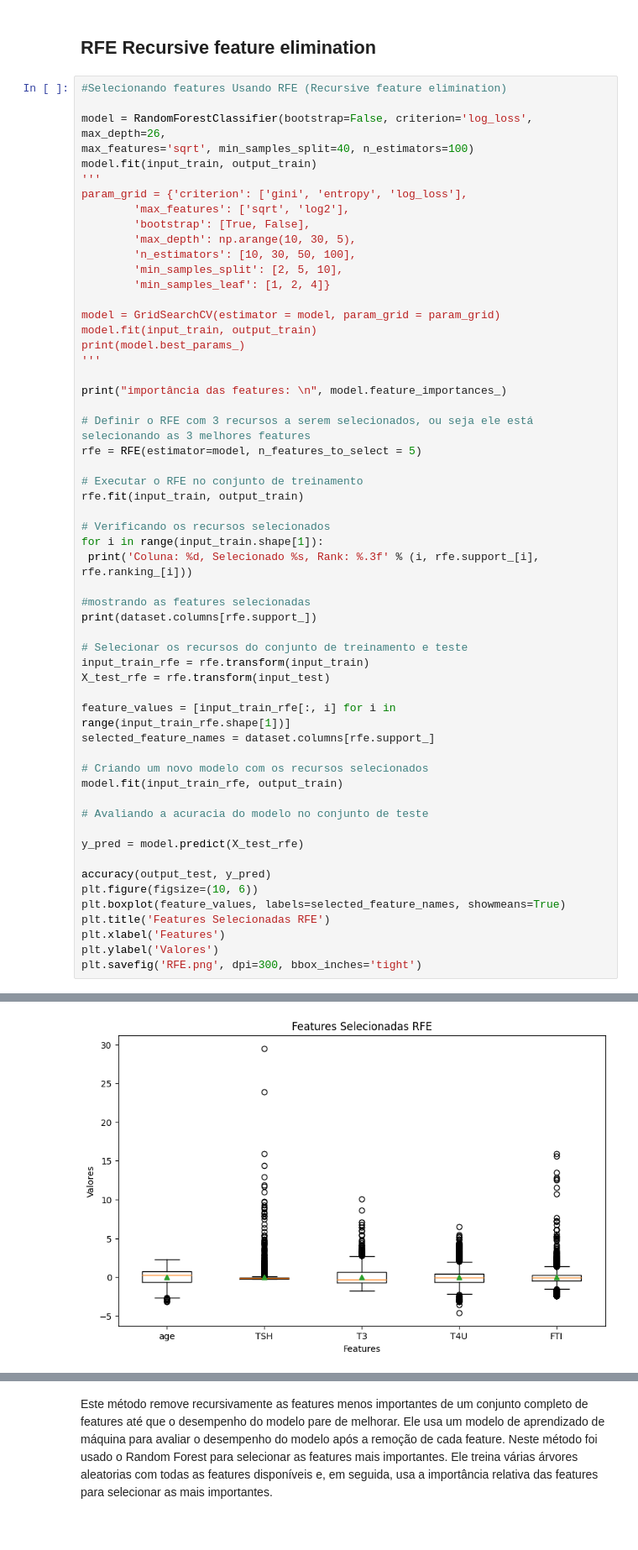
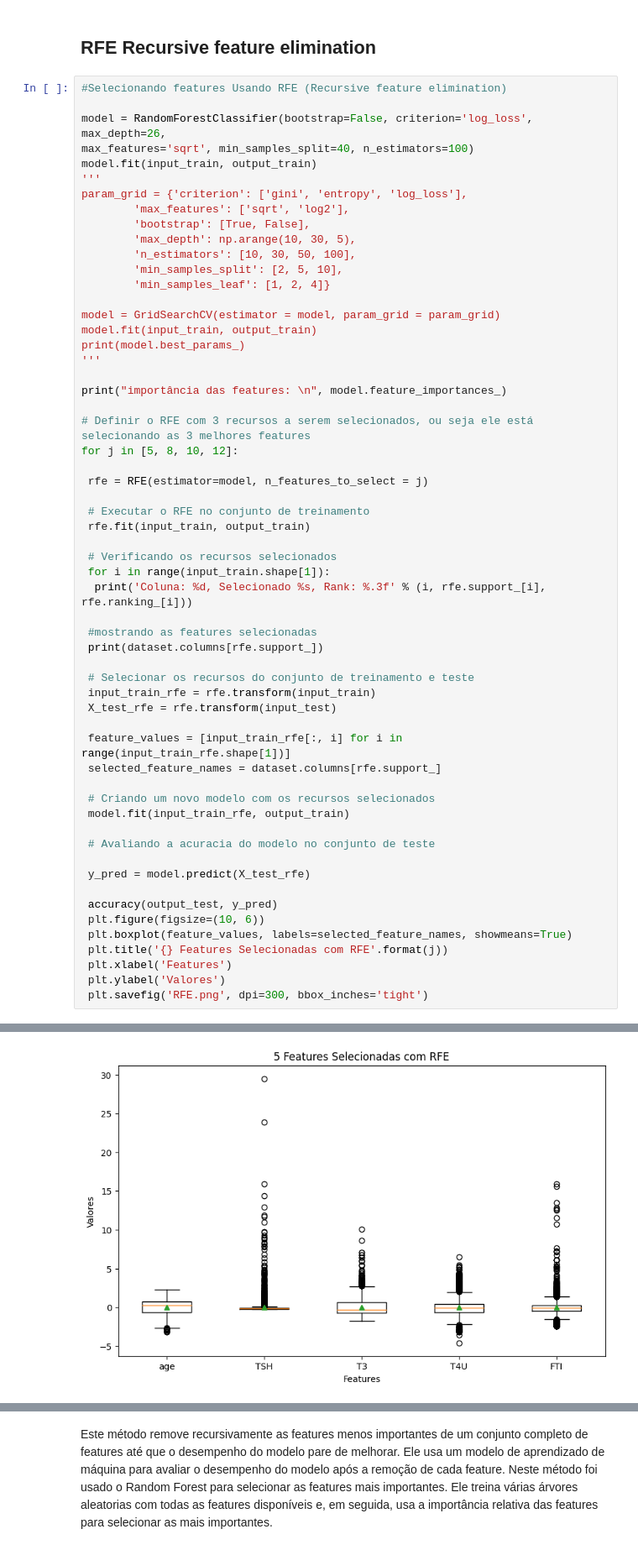
Before and after one commit to cilab-ufersa/euthyroid_sick_syndrome, a Jupyter notebook: euthyroid_sick_syndrome/CBIC23.ipynb, the cells around one changed output, grey strips where cells are left out. Shown: that part at 84% size. Cells and saved outputs as stored; diff of their text form.

Commit message:
feat: adding all images

```diff
--- a/euthyroid_sick_syndrome/CBIC23.ipynb
+++ b/euthyroid_sick_syndrome/CBIC23.ipynb
@@ -56,38 +56,40 @@ print(model.best_params_)
 print("importância das features: \n", model.feature_importances_)
 
 # Definir o RFE com 3 recursos a serem selecionados, ou seja ele está selecionando as 3 melhores features
-rfe = RFE(estimator=model, n_features_to_select = 5)
+for j in [5, 8, 10, 12]:
 
-# Executar o RFE no conjunto de treinamento
-rfe.fit(input_train, output_train)
+ rfe = RFE(estimator=model, n_features_to_select = j)
 
-# Verificando os recursos selecionados
-for i in range(input_train.shape[1]):
- print('Coluna: %d, Selecionado %s, Rank: %.3f' % (i, rfe.support_[i], rfe.ranking_[i]))
+ # Executar o RFE no conjunto de treinamento
+ rfe.fit(input_train, output_train)
 
-#mostrando as features selecionadas
-print(dataset.columns[rfe.support_])
+ # Verificando os recursos selecionados
+ for i in range(input_train.shape[1]):
+  print('Coluna: %d, Selecionado %s, Rank: %.3f' % (i, rfe.support_[i], rfe.ranking_[i]))
 
-# Selecionar os recursos do conjunto de treinamento e teste
-input_train_rfe = rfe.transform(input_train)
-X_test_rfe = rfe.transform(input_test)
+ #mostrando as features selecionadas
+ print(dataset.columns[rfe.support_])
 
-feature_values = [input_train_rfe[:, i] for i in range(input_train_rfe.shape[1])]
-selected_feature_names = dataset.columns[rfe.support_]
+ # Selecionar os recursos do conjunto de treinamento e teste
+ input_train_rfe = rfe.transform(input_train)
+ X_test_rfe = rfe.transform(input_test)
 
-# Criando um novo modelo com os recursos selecionados
-model.fit(input_train_rfe, output_train)
+ feature_values = [input_train_rfe[:, i] for i in range(input_train_rfe.shape[1])]
+ selected_feature_names = dataset.columns[rfe.support_]
 
-# Avaliando a acuracia do modelo no conjunto de teste
+ # Criando um novo modelo com os recursos selecionados
+ model.fit(input_train_rfe, output_train)
 
-y_pred = model.predict(X_test_rfe)
+ # Avaliando a acuracia do modelo no conjunto de teste
 
-accuracy(output_test, y_pred)
-plt.figure(figsize=(10, 6))
-plt.boxplot(feature_values, labels=selected_feature_names, showmeans=True)
-plt.title('Features Selecionadas RFE')
-plt.xlabel('Features')
-plt.ylabel('Valores')
-plt.savefig('RFE.png', dpi=300, bbox_inches='tight')
+ y_pred = model.predict(X_test_rfe)
+
+ accuracy(output_test, y_pred)
+ plt.figure(figsize=(10, 6))
+ plt.boxplot(feature_values, labels=selected_feature_names, showmeans=True)
+ plt.title('{} Features Selecionadas com RFE'.format(j))
+ plt.xlabel('Features')
+ plt.ylabel('Valores')
+ plt.savefig('RFE.png', dpi=300, bbox_inches='tight')
 # %% [output]
 importância das features:
@@ -110 +112 @@ A acurácia é de:  0.9860627177700348
-[figure, old version]
+[figure, new version]
```
Also changed, not shown: parts of 2 cells of this notebook, 2 other files.
